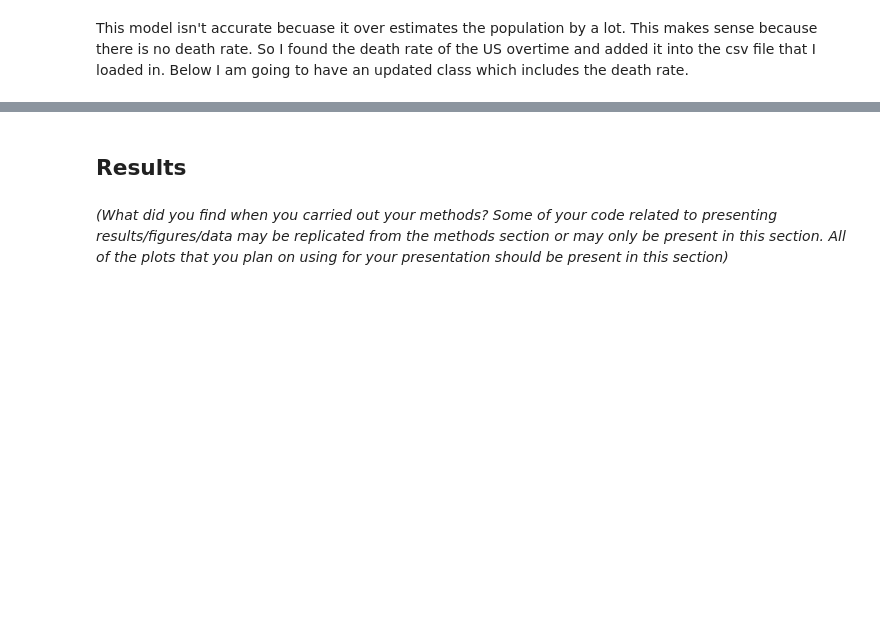
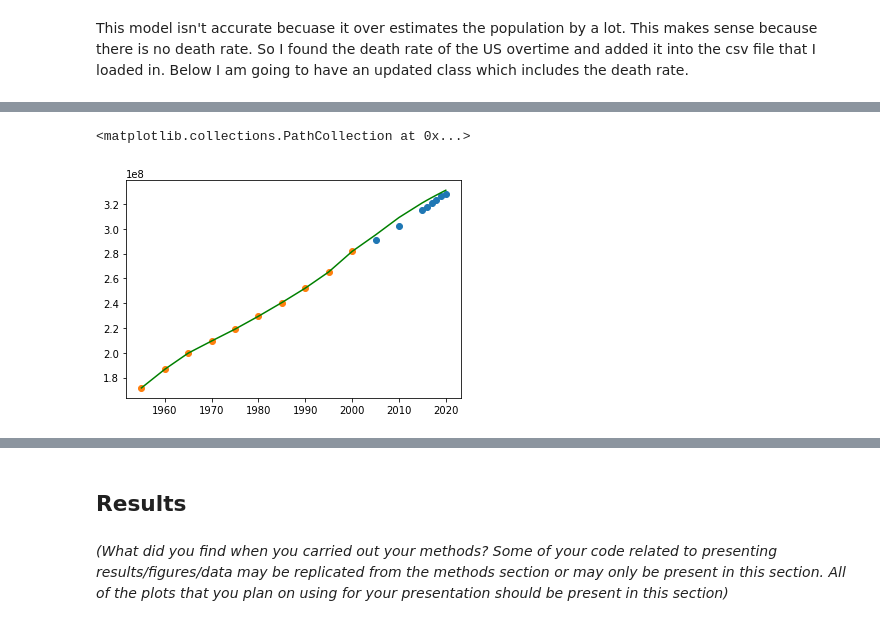
Before and after one commit to aniessaterps/CMSE-202-project, a Jupyter notebook: CMSE202_FinalProject.ipynb, the cells around one changed output, grey strips where cells are left out. Cells and saved outputs as stored; diff of their text form; code cells hidden in the pictures; blank space fills up the shorter version.

```diff
--- a/CMSE202_FinalProject.ipynb
+++ b/CMSE202_FinalProject.ipynb
@@ -108,0 +151,11 @@ Okay so this model is better because its prediction is closer but now we are und
+# %%
+y = usa["population"]
+x = usa.drop(columns=["population","yearly percent change","density"])
+x_train = x[x["year"]<=2000]
+y_train = y[y<=281710909]
+x_test = x[x["year"]>2000]
+y_test = y[y>281710909]
+# %%
+model = sm.OLS(y_train,sm.add_constant(x_train))
+results = model.fit()
+display(results.summary2())
@@ -108,0 +182,8 @@ Okay so this model is better because its prediction is closer but now we are und
+# %%
+pred = results.predict(sm.add_constant(x_test))
+plt.scatter(x_test["year"],pred)
+plt.plot(usa.iloc[:,0],usa.iloc[:,1],color="green")
+plt.scatter(x_train["year"],y_train)
+# %% [output]
+<matplotlib.collections.PathCollection at 0x...>
+[figure, added]
```
Also changed, not shown: parts of 12 cells of this notebook.
